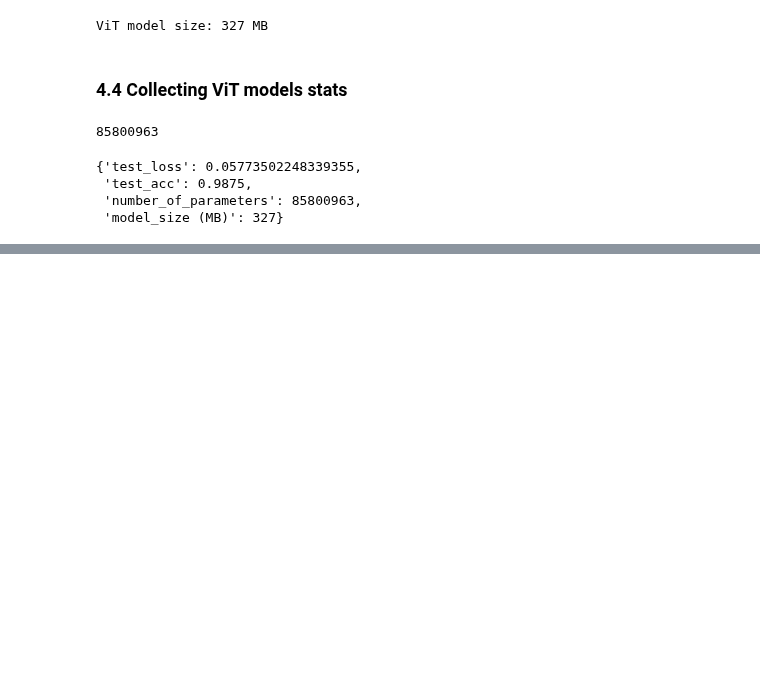
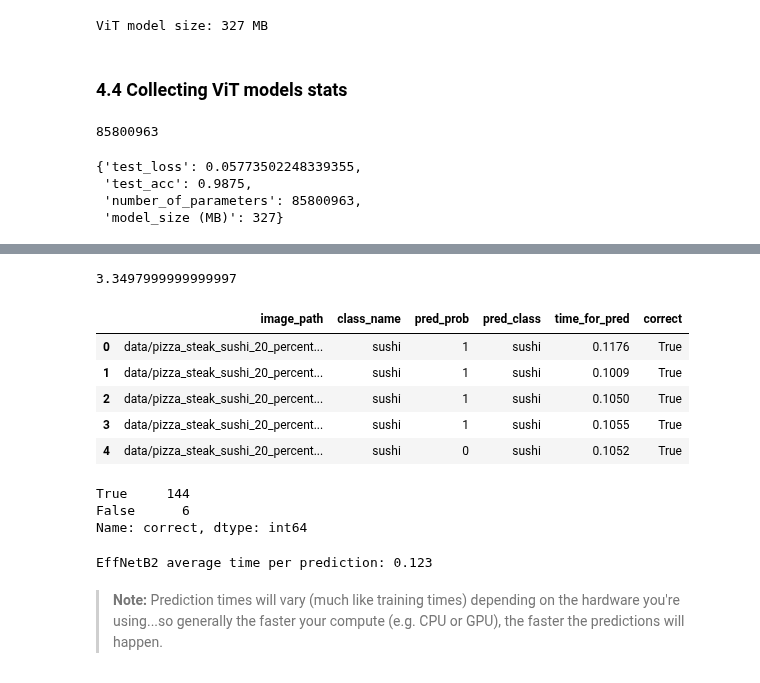
Before and after one commit to Muntasir2179/pytorch-learnig, a Jupyter notebook: 09_pytorch_model_deployment.ipynb, the cells around one changed output, grey strips where cells are left out. Cells and saved outputs as stored; diff of their text form; code cells hidden in the pictures; blank space fills up the shorter version.

Commit message:
ran inference on test images with effnetb2 model and saved timing states

```diff
--- a/09_pytorch_model_deployment.ipynb
+++ b/09_pytorch_model_deployment.ipynb
@@ -375,0 +392,6 @@ vit_stats
+# %%
+from pathlib import Path
+
+# get all test data paths
+test_data_paths = list(Path(test_dir).glob("*/*.jpg"))
+len(test_data_paths), test_data_paths[:5]
@@ -375,0 +483,6 @@ vit_stats
+# %%
+effnetb2_test_pred_dicts = pred_and_store(paths=test_data_paths,
+                                          model=effnetb2_model,
+                                          transform=effnetb2_transforms,
+                                          class_names=class_names,
+                                          device='cpu')
@@ -375,0 +504,35 @@ vit_stats
+# %%
+total_time = 0
+for i in range(0, 30):
+  total_time += effnetb2_test_pred_dicts[i]['time_for_pred']
+total_time
+# %% [output]
+3.3497999999999997
+# %%
+# turn the test_pred_dicts into DataFrame
+import pandas as pd
+
+effnetb2_test_pred_df = pd.DataFrame(effnetb2_test_pred_dicts)
+effnetb2_test_pred_df.head()
+# %% [output]
+|  | image_path | class_name | pred_prob | pred_class | time_for_pred | correct |
+| 0 | data/pizza_steak_sushi_20_percent... | sushi | 1 | sushi | 0.1176 | True |
+| 1 | data/pizza_steak_sushi_20_percent... | sushi | 1 | sushi | 0.1009 | True |
+| 2 | data/pizza_steak_sushi_20_percent... | sushi | 1 | sushi | 0.1050 | True |
+| 3 | data/pizza_steak_sushi_20_percent... | sushi | 1 | sushi | 0.1055 | True |
+| 4 | data/pizza_steak_sushi_20_percent... | sushi | 0 | sushi | 0.1052 | True |
+# %%
+# check the number of correct predictions
+effnetb2_test_pred_df['correct'].value_counts()
+# %% [output]
+True     144
+False      6
+Name: correct, dtype: int64
+# %%
+# find the average time per prediciton
+effnetb2_average_time_per_pred = round(effnetb2_test_pred_df.time_for_pred.mean(), 4)
+print(f"EffNetB2 average time per prediction: {effnetb2_average_time_per_pred}")
+# %% [output]
+EffNetB2 average time per prediction: 0.123
+# %% [markdown]
+> **Note:** Prediction times will vary (much like training times) depending on the hardware you're using...so generally the faster your compute (e.g. CPU or GPU), the faster the predictions will happen.
```
Also changed, not shown: parts of 8 cells of this notebook.
